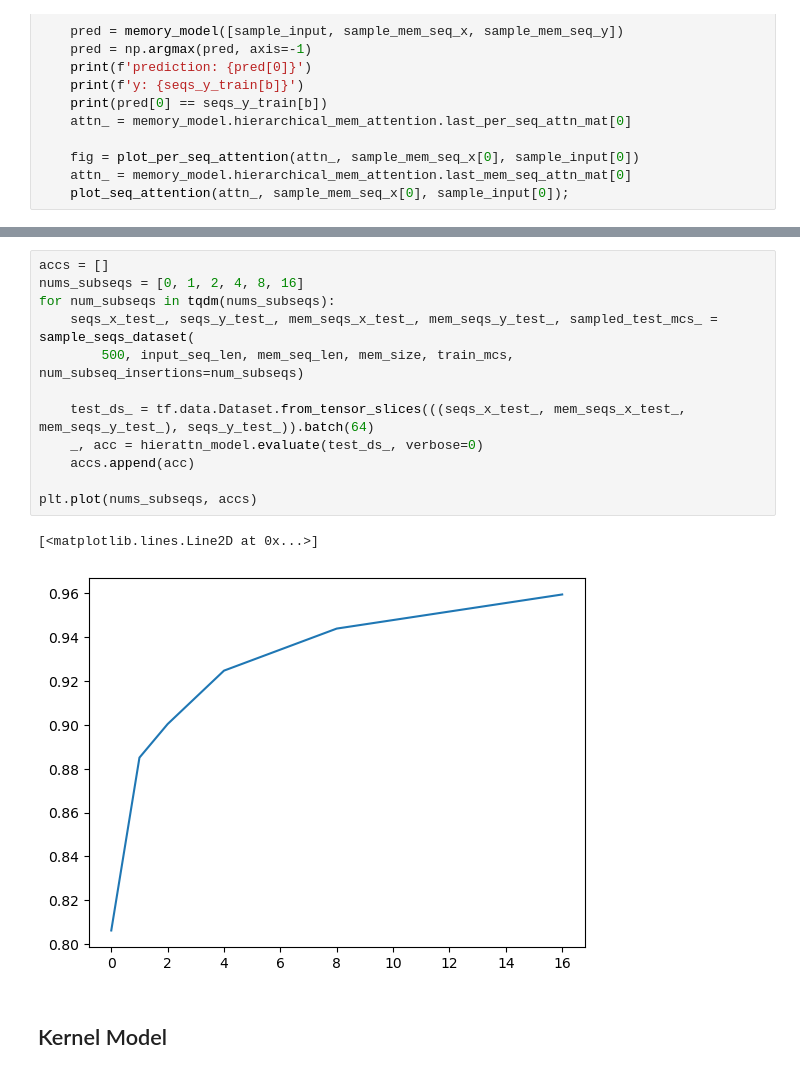
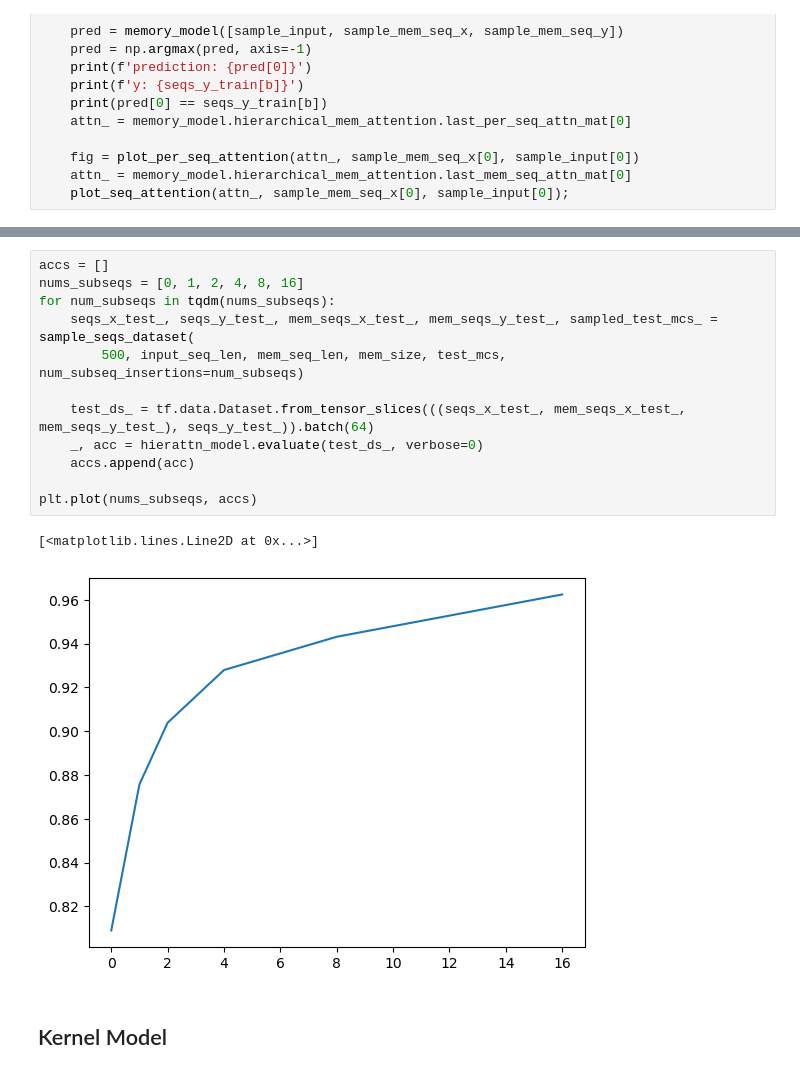
Before and after one commit to Awni00/hierarchical-attention-external-memory, a Jupyter notebook: experiments/mixture_markov_chains.ipynb, the cells around one changed output, grey strips where cells are left out. Cells and saved outputs as stored; diff of their text form.

```diff
--- a/experiments/mixture_markov_chains.ipynb
+++ b/experiments/mixture_markov_chains.ipynb
@@ -334,18 +334,18 @@ y: [ 9  7  2  4 11  6  5  0  2 12  3  5  3  4  9  5 15  7 10  1  7  3  5  3
 # %%
 accs = []
 nums_subseqs = [0, 1, 2, 4, 8, 16]
 for num_subseqs in tqdm(nums_subseqs):
     seqs_x_test_, seqs_y_test_, mem_seqs_x_test_, mem_seqs_y_test_, sampled_test_mcs_ = sample_seqs_dataset(
-        500, input_seq_len, mem_seq_len, mem_size, train_mcs, num_subseq_insertions=num_subseqs)
+        500, input_seq_len, mem_seq_len, mem_size, test_mcs, num_subseq_insertions=num_subseqs)
 
     test_ds_ = tf.data.Dataset.from_tensor_slices(((seqs_x_test_, mem_seqs_x_test_, mem_seqs_y_test_), seqs_y_test_)).batch(64)
     _, acc = hierattn_model.evaluate(test_ds_, verbose=0)
     accs.append(acc)
 
 plt.plot(nums_subseqs, accs)
 # %% [output]
 [<matplotlib.lines.Line2D at 0x...>]
-[figure, old version]
+[figure, new version]
 # %% [markdown]
 ## Kernel Model
 # %%
```
Also changed, not shown: parts of 11 cells of this notebook.
